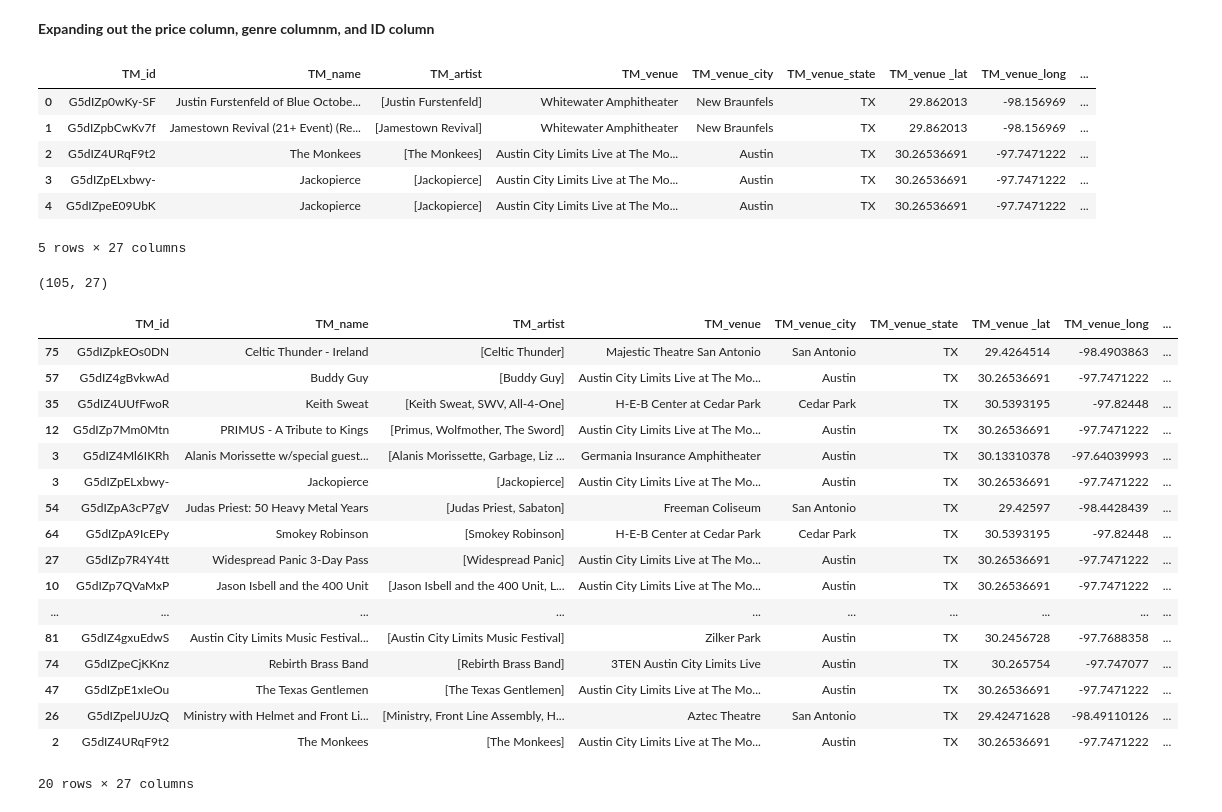
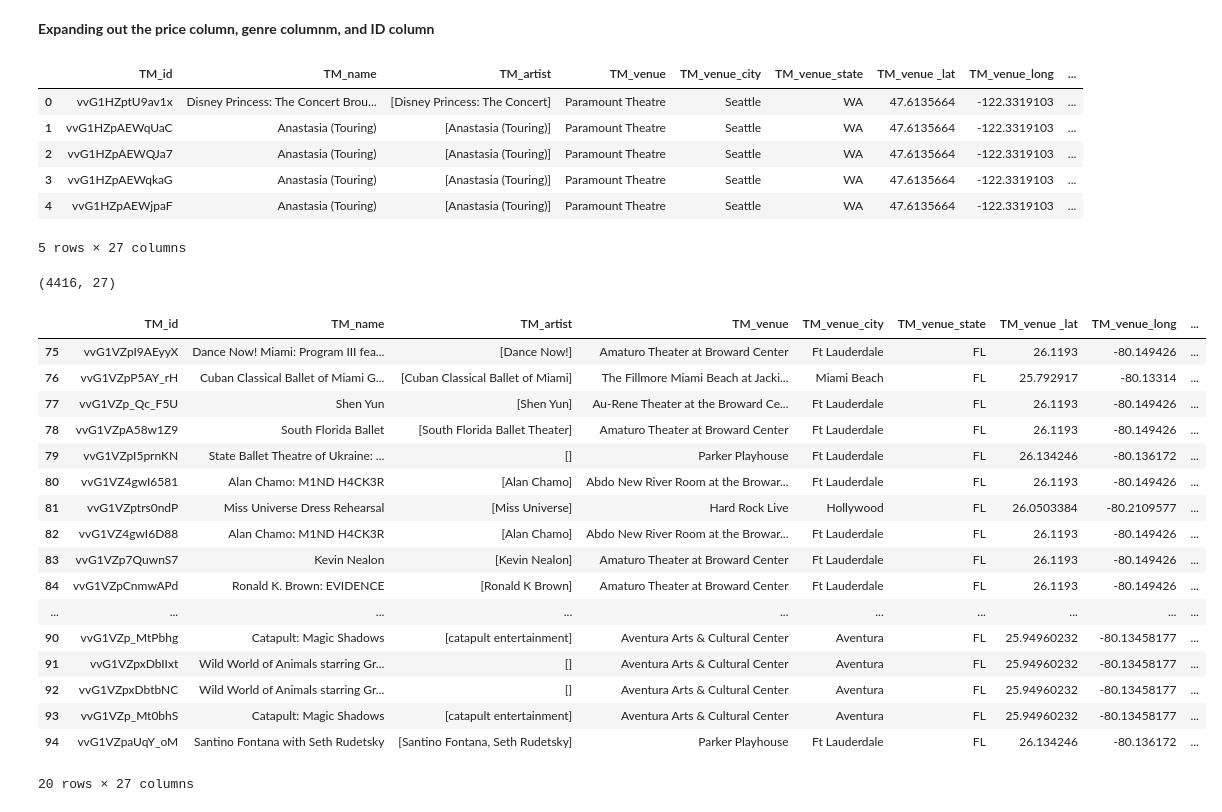
Before and after one commit to justin-m-sullivan/live_events_and_COVID19, a Jupyter notebook: Data_Acquisition.ipynb, the cells around one changed output. Drawn from its saved outputs; the diff is of its cells as text; code cells hidden in the pictures.

```diff
--- a/Data_Acquisition.ipynb
+++ b/Data_Acquisition.ipynb
@@ -17,13 +17,13 @@ import config
 # %%
 #DMA and Market numbers
 #dma_list = [382,362,264]
-#mkt_list =  [42,27,14,36,40,22,5,3,31,10,11,35,47,15]
+mkt_list =  [42,27,14,36,40,22,5,3,31,10,11,35,47,15]
 
 # Function to get the number of pages of ticketmaster data
 def get_number_of_TM_pages(market,source='ticketmaster,frontgate',startDate=None,endDate=None):
     url = 'https://app.ticketmaster.com/discovery/v2/events.json?countryCode=US'
     payload = {'source': source,
-               'classificationName': 'music',
+               'classificationName': 'theatre',
                'size': '200',
                'marketId': market,
                'startDateTime' : startDate,
@@ -38,7 +38,7 @@ def getTicketMasterData(pageNumber,market,source='ticketmaster,frontgate',startD
     url = 'https://app.ticketmaster.com/discovery/v2/events.json?countryCode=US'
     payload = {'source': source,
                'marketId': market,
-               'classificationName' : 'music',
+               'classificationName' : 'theatre',
                'size': '200',
                'page': pageNumber,
                'startDateTime' : startDate,
@@ -97,7 +97,7 @@ def explode(df,col,index_col):
     return df
 # %%
 #Create list US Ticketmaster market numbers -- Look at TM API docs for market number info.
-mkt_list = [40] # 40 is San Antonio and Austin Market
+#mkt_list = [40] # 40 is San Antonio and Austin Market
 # %% [markdown]
 **Ticketmaster API limits the amount of data that can be pulled per day**
 - Initial Data Acquisition is returning:
@@ -105,8 +105,8 @@ mkt_list = [40] # 40 is San Antonio and Austin Market
     - Occuring between the dates April 1, 2021 and May 1, 2021
 # %%
 tm_df_list = []
-p1startDate = '2021-04-01T00:00:00Z'
-p1endDate = '2021-05-01T00:00:00Z'
+p1startDate = '2018-01-01T00:00:00Z'
+p1endDate = '2020-03-31T00:00:00Z'
 
 #Create dictionaries of dma/mkt numbers, and number of pages of data
 mkt_dict_p1 = dict()
@@ -168,34 +172,34 @@ for col in ['genre','segment','subGenre']:
 tm_df.head()
 # %% [output]
 |  | TM_id | TM_name | TM_artist | TM_venue | TM_venue_city | TM_venue_state | TM_venue _lat | TM_venue_long | ... |
-| 0 | G5dIZp0wKy-SF | Justin Furstenfeld of Blue Octobe... | [Justin Furstenfeld] | Whitewater Amphitheater | New Braunfels | TX | 29.862013 | -98.156969 | ... |
-| 1 | G5dIZpbCwKv7f | Jamestown Revival (21+ Event) (Re... | [Jamestown Revival] | Whitewater Amphitheater | New Braunfels | TX | 29.862013 | -98.156969 | ... |
-| 2 | G5dIZ4URqF9t2 | The Monkees | [The Monkees] | Austin City Limits Live at The Mo... | Austin | TX | 30.26536691 | -97.7471222 | ... |
-| 3 | G5dIZpELxbwy- | Jackopierce | [Jackopierce] | Austin City Limits Live at The Mo... | Austin | TX | 30.26536691 | -97.7471222 | ... |
-| 4 | G5dIZpeE09UbK | Jackopierce | [Jackopierce] | Austin City Limits Live at The Mo... | Austin | TX | 30.26536691 | -97.7471222 | ... |
+| 0 | vvG1HZptU9av1x | Disney Princess: The Concert Brou... | [Disney Princess: The Concert] | Paramount Theatre | Seattle | WA | 47.6135664 | -122.3319103 | ... |
+| 1 | vvG1HZpAEWqUaC | Anastasia (Touring) | [Anastasia (Touring)] | Paramount Theatre | Seattle | WA | 47.6135664 | -122.3319103 | ... |
+| 2 | vvG1HZpAEWQJa7 | Anastasia (Touring) | [Anastasia (Touring)] | Paramount Theatre | Seattle | WA | 47.6135664 | -122.3319103 | ... |
+| 3 | vvG1HZpAEWqkaG | Anastasia (Touring) | [Anastasia (Touring)] | Paramount Theatre | Seattle | WA | 47.6135664 | -122.3319103 | ... |
+| 4 | vvG1HZpAEWjpaF | Anastasia (Touring) | [Anastasia (Touring)] | Paramount Theatre | Seattle | WA | 47.6135664 | -122.3319103 | ... |
 5 rows × 27 columns
 # %%
 tm_df.shape
 # %% [output]
-(105, 27)
+(4416, 27)
 # %%
-tm_df.sample(20)
+tm_df.tail(20)
 # %% [output]
 |  | TM_id | TM_name | TM_artist | TM_venue | TM_venue_city | TM_venue_state | TM_venue _lat | TM_venue_long | ... |
-| 75 | G5dIZpkEOs0DN | Celtic Thunder - Ireland | [Celtic Thunder] | Majestic Theatre San Antonio | San Antonio | TX | 29.4264514 | -98.4903863 | ... |
-| 57 | G5dIZ4gBvkwAd | Buddy Guy | [Buddy Guy] | Austin City Limits Live at The Mo... | Austin | TX | 30.26536691 | -97.7471222 | ... |
-| 35 | G5dIZ4UUfFwoR | Keith Sweat | [Keith Sweat, SWV, All-4-One] | H-E-B Center at Cedar Park | Cedar Park | TX | 30.5393195 | -97.82448 | ... |
-| 12 | G5dIZp7Mm0Mtn | PRIMUS - A Tribute to Kings | [Primus, Wolfmother, The Sword] | Austin City Limits Live at The Mo... | Austin | TX | 30.26536691 | -97.7471222 | ... |
-| 3 | G5dIZ4Ml6IKRh | Alanis Morissette w/special guest... | [Alanis Morissette, Garbage, Liz ... | Germania Insurance Amphitheater | Austin | TX | 30.13310378 | -97.64039993 | ... |
-| 3 | G5dIZpELxbwy- | Jackopierce | [Jackopierce] | Austin City Limits Live at The Mo... | Austin | TX | 30.26536691 | -97.7471222 | ... |
-| 54 | G5dIZpA3cP7gV | Judas Priest: 50 Heavy Metal Years | [Judas Priest, Sabaton] | Freeman Coliseum | San Antonio | TX | 29.42597 | -98.4428439 | ... |
-| 64 | G5dIZpA9IcEPy | Smokey Robinson | [Smokey Robinson] | H-E-B Center at Cedar Park | Cedar Park | TX | 30.5393195 | -97.82448 | ... |
-| 27 | G5dIZp7R4Y4tt | Widespread Panic 3-Day Pass | [Widespread Panic] | Austin City Limits Live at The Mo... | Austin | TX | 30.26536691 | -97.7471222 | ... |
-| 10 | G5dIZp7QVaMxP | Jason Isbell and the 400 Unit | [Jason Isbell and the 400 Unit, L... | Austin City Limits Live at The Mo... | Austin | TX | 30.26536691 | -97.7471222 | ... |
+| 75 | vvG1VZpI9AEyyX | Dance Now! Miami: Program III fea... | [Dance Now!] | Amaturo Theater at Broward Center | Ft Lauderdale | FL | 26.1193 | -80.149426 | ... |
+| 76 | vvG1VZpP5AY_rH | Cuban Classical Ballet of Miami G... | [Cuban Classical Ballet of Miami] | The Fillmore Miami Beach at Jacki... | Miami Beach | FL | 25.792917 | -80.13314 | ... |
+| 77 | vvG1VZp_Qc_F5U | Shen Yun | [Shen Yun] | Au-Rene Theater at the Broward Ce... | Ft Lauderdale | FL | 26.1193 | -80.149426 | ... |
+| 78 | vvG1VZpA58w1Z9 | South Florida Ballet | [South Florida Ballet Theater] | Amaturo Theater at Broward Center | Ft Lauderdale | FL | 26.1193 | -80.149426 | ... |
+| 79 | vvG1VZpI5prnKN | State Ballet Theatre of Ukraine: ... | [] | Parker Playhouse | Ft Lauderdale | FL | 26.134246 | -80.136172 | ... |
+| 80 | vvG1VZ4gwI6581 | Alan Chamo: M1ND H4CK3R | [Alan Chamo] | Abdo New River Room at the Browar... | Ft Lauderdale | FL | 26.1193 | -80.149426 | ... |
+| 81 | vvG1VZptrs0ndP | Miss Universe Dress Rehearsal | [Miss Universe] | Hard Rock Live | Hollywood | FL | 26.0503384 | -80.2109577 | ... |
+| 82 | vvG1VZ4gwI6D88 | Alan Chamo: M1ND H4CK3R | [Alan Chamo] | Abdo New River Room at the Browar... | Ft Lauderdale | FL | 26.1193 | -80.149426 | ... |
+| 83 | vvG1VZp7QuwnS7 | Kevin Nealon | [Kevin Nealon] | Amaturo Theater at Broward Center | Ft Lauderdale | FL | 26.1193 | -80.149426 | ... |
+| 84 | vvG1VZpCnmwAPd | Ronald K. Brown: EVIDENCE | [Ronald K Brown] | Amaturo Theater at Broward Center | Ft Lauderdale | FL | 26.1193 | -80.149426 | ... |
 | ... | ... | ... | ... | ... | ... | ... | ... | ... | ... |
-| 81 | G5dIZ4gxuEdwS | Austin City Limits Music Festival... | [Austin City Limits Music Festival] | Zilker Park | Austin | TX | 30.2456728 | -97.7688358 | ... |
-| 74 | G5dIZpeCjKKnz | Rebirth Brass Band | [Rebirth Brass Band] | 3TEN Austin City Limits Live | Austin | TX | 30.265754 | -97.747077 | ... |
-| 47 | G5dIZpE1xIeOu | The Texas Gentlemen | [The Texas Gentlemen] | Austin City Limits Live at The Mo... | Austin | TX | 30.26536691 | -97.7471222 | ... |
-| 26 | G5dIZpelJUJzQ | Ministry with Helmet and Front Li... | [Ministry, Front Line Assembly, H... | Aztec Theatre | San Antonio | TX | 29.42471628 | -98.49110126 | ... |
-| 2 | G5dIZ4URqF9t2 | The Monkees | [The Monkees] | Austin City Limits Live at The Mo... | Austin | TX | 30.26536691 | -97.7471222 | ... |
+| 90 | vvG1VZp_MtPbhg | Catapult: Magic Shadows | [catapult entertainment] | Aventura Arts & Cultural Center | Aventura | FL | 25.94960232 | -80.13458177 | ... |
+| 91 | vvG1VZpxDbIIxt | Wild World of Animals starring Gr... | [] | Aventura Arts & Cultural Center | Aventura | FL | 25.94960232 | -80.13458177 | ... |
+| 92 | vvG1VZpxDbtbNC | Wild World of Animals starring Gr... | [] | Aventura Arts & Cultural Center | Aventura | FL | 25.94960232 | -80.13458177 | ... |
+| 93 | vvG1VZp_Mt0bhS | Catapult: Magic Shadows | [catapult entertainment] | Aventura Arts & Cultural Center | Aventura | FL | 25.94960232 | -80.13458177 | ... |
+| 94 | vvG1VZpaUqY_oM | Santino Fontana with Seth Rudetsky | [Santino Fontana, Seth Rudetsky] | Parker Playhouse | Ft Lauderdale | FL | 26.134246 | -80.136172 | ... |
 20 rows × 27 columns
```
Also changed, not shown: parts of 5 cells of this notebook.
